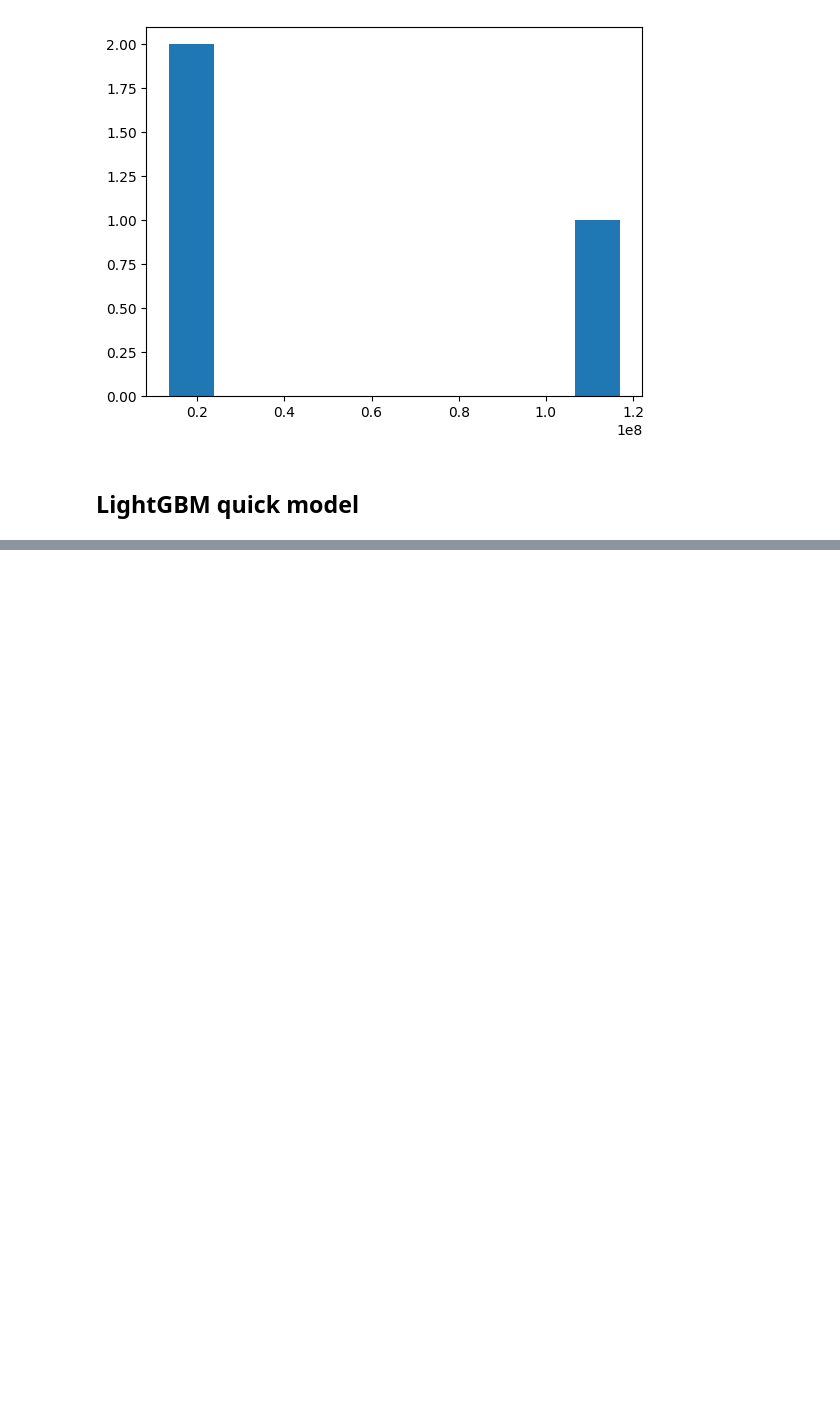
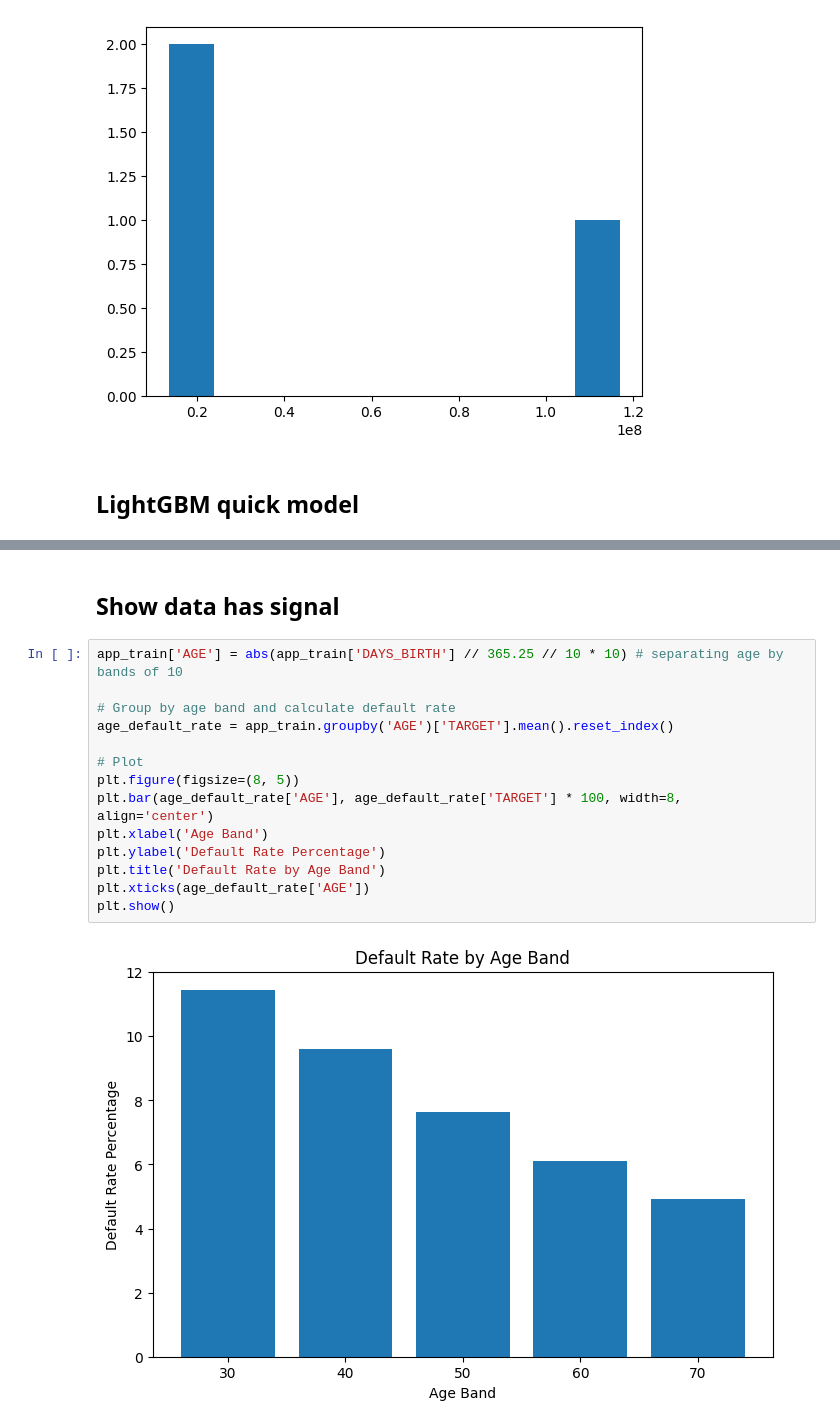
Before and after one commit to ScottS14/default-model, a Jupyter notebook: notebooks/eda.ipynb, the cells around one changed output, grey strips where cells are left out. Cells and saved outputs as stored; diff of their text form; blank space fills up the shorter version.

Commit message:
Signal data graph for age

```diff
--- a/notebooks/eda.ipynb
+++ b/notebooks/eda.ipynb
@@ -252,3 +252,21 @@ And if memory is not enough, you can set `force_col_wise=true`.
 | 12 | NAME_EDUCATION_TYPE | 1821.536906 |
 | 2 | CODE_GENDER | 1650.024866 |
 | 94 | DAYS_LAST_PHONE_CHANGE | 1361.143005 |
+# %% [markdown]
+## Show data has signal
+# %%
+app_train['AGE'] = abs(app_train['DAYS_BIRTH'] // 365.25 // 10 * 10) # separating age by bands of 10
+
+# Group by age band and calculate default rate
+age_default_rate = app_train.groupby('AGE')['TARGET'].mean().reset_index()
+
+# Plot
+plt.figure(figsize=(8, 5))
+plt.bar(age_default_rate['AGE'], age_default_rate['TARGET'] * 100, width=8, align='center')
+plt.xlabel('Age Band')
+plt.ylabel('Default Rate Percentage')
+plt.title('Default Rate by Age Band')
+plt.xticks(age_default_rate['AGE'])
+plt.show()
+# %% [output]
+[figure, added]
```
Also changed, not shown: parts of 1 cell of this notebook.
